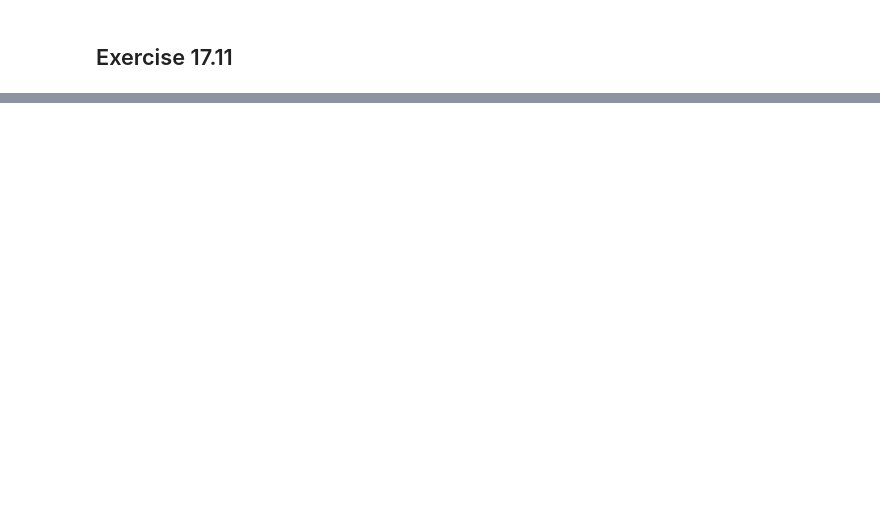
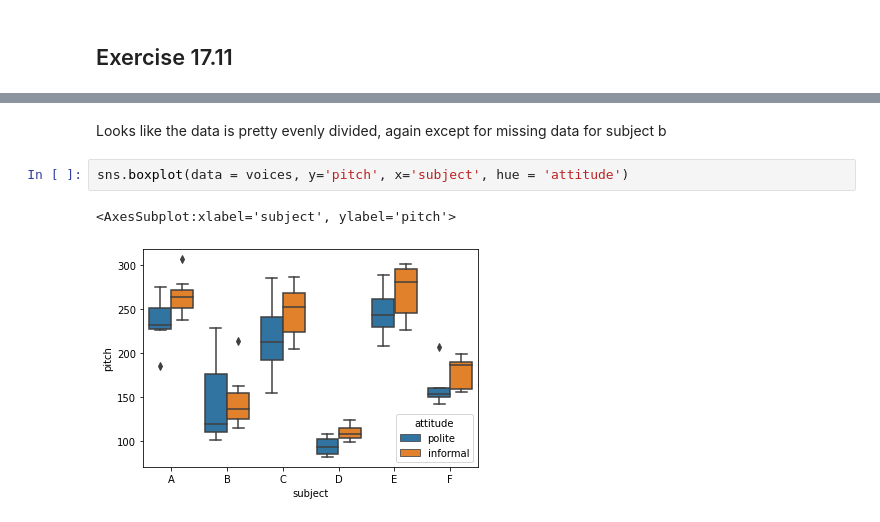
Before and after one commit to DrEntropy/BayesRulesWork, a Jupyter notebook: Chapter17.ipynb, the cells around one changed output, grey strips where cells are left out. Saved outputs shown, nothing was run; the diff lists cells and outputs as text; blank space fills up the shorter version.

```diff
--- a/Chapter17.ipynb
+++ b/Chapter17.ipynb
@@ -27,0 +126,7 @@ voices.head()
+# %% [markdown]
+Looks like the data is pretty evenly divided, again except for missing data for subject b
+# %%
+sns.boxplot(data = voices, y='pitch', x='subject', hue = 'attitude')
+# %% [output]
+<AxesSubplot:xlabel='subject', ylabel='pitch'>
+[figure, added]
```
Also changed, not shown: parts of 39 cells of this notebook.
